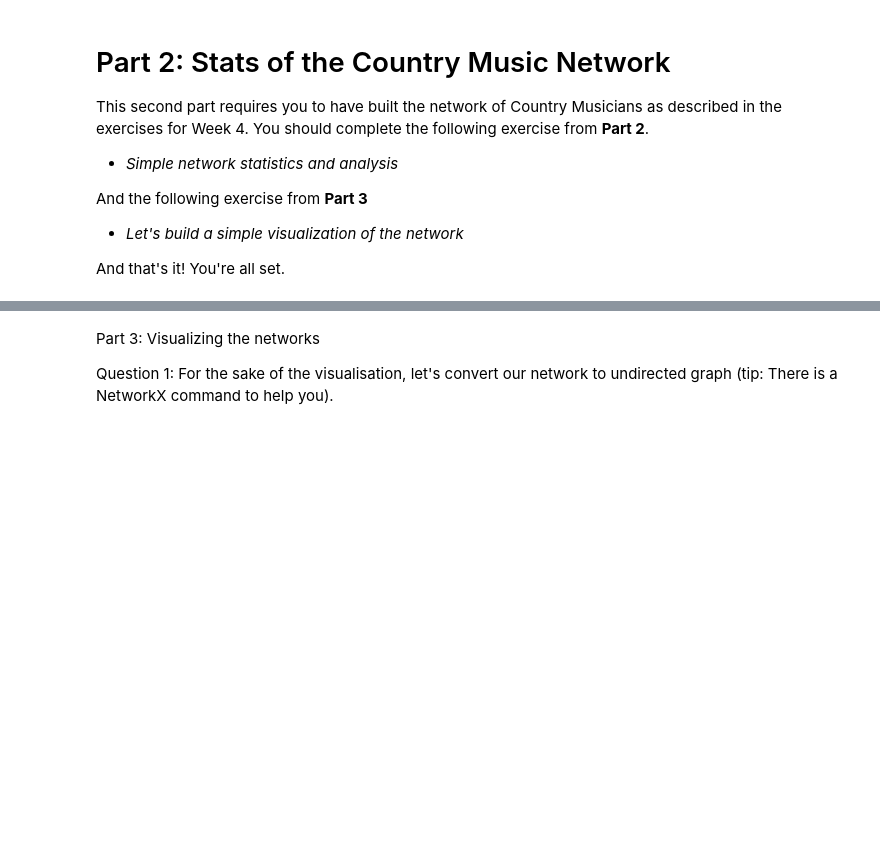
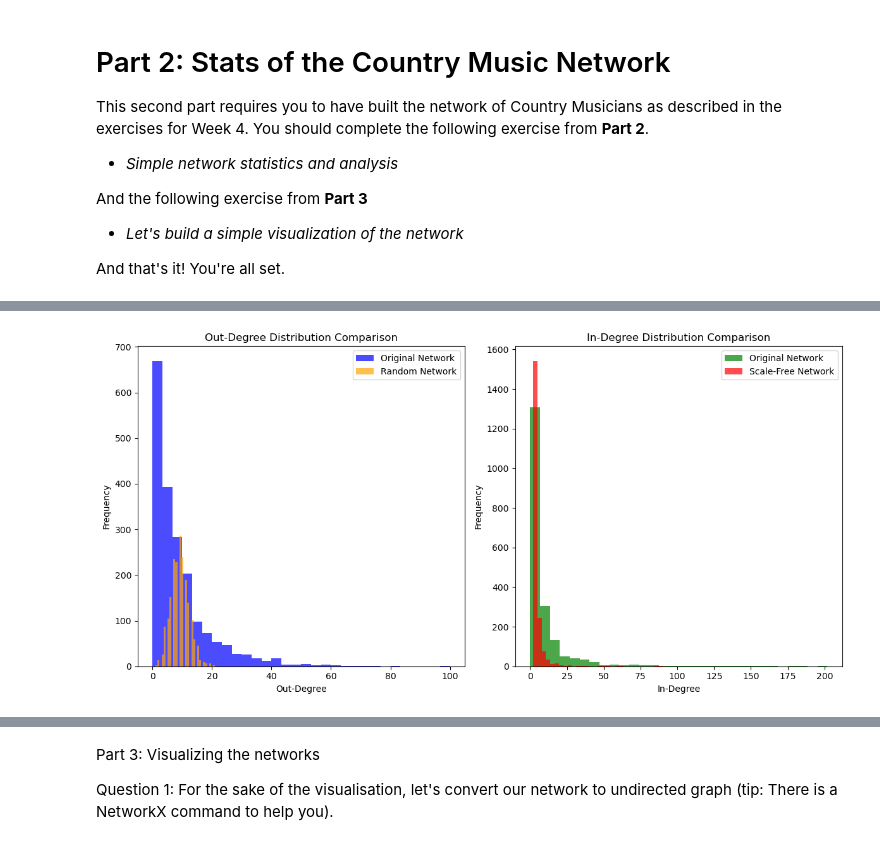
Before and after one commit to ThomasSchiolerH/Social-Graphs-And-Interactions, a Jupyter notebook: Assignment 1/assignment1.ipynb, the cells around one changed output, grey strips where cells are left out. Drawn from its saved outputs; the diff is of its cells as text; code cells hidden in the pictures; blank space fills up the shorter version.

```diff
--- a/Assignment 1/assignment1.ipynb
+++ b/Assignment 1/assignment1.ipynb
@@ -411,0 +525,41 @@ And that's it! You're all set.
+# %%
+import networkx as nx
+import matplotlib.pyplot as plt
+import numpy as np
+
+num_nodes = G.number_of_nodes()
+num_edges = G.number_of_edges()
+
+p = num_edges / (num_nodes * (num_nodes - 1))
+random_graph = nx.gnp_random_graph(num_nodes, p, directed=True)
+
+scale_free_graph = nx.barabasi_albert_graph(num_nodes, m=2)
+
+out_degrees_original = [d for _, d in G.out_degree()]
+out_degrees_random = [d for _, d in random_graph.out_degree()]
+
+in_degrees_original = [d for _, d in G.in_degree()]
+in_degrees_scale_free = [d for _, d in scale_free_graph.degree()]
+
+plt.figure(figsize=(12, 6))
+
+plt.subplot(1, 2, 1)
+plt.hist(out_degrees_original, bins=30, alpha=0.7, label='Original Network', color='blue')
+plt.hist(out_degrees_random, bins=30, alpha=0.7, label='Random Network', color='orange')
+plt.xlabel('Out-Degree')
+plt.ylabel('Frequency')
+plt.title('Out-Degree Distribution Comparison')
+plt.legend()
+
+plt.subplot(1, 2, 2)
+plt.hist(in_degrees_original, bins=30, alpha=0.7, label='Original Network', color='green')
+plt.hist(in_degrees_scale_free, bins=30, alpha=0.7, label='Scale-Free Network', color='red')
+plt.xlabel('In-Degree')
+plt.ylabel('Frequency')
+plt.title('In-Degree Distribution Comparison')
+plt.legend()
+
+plt.tight_layout()
+plt.show()
+# %% [output]
+[figure, added]
```
Also changed, not shown: parts of 28 cells of this notebook.
